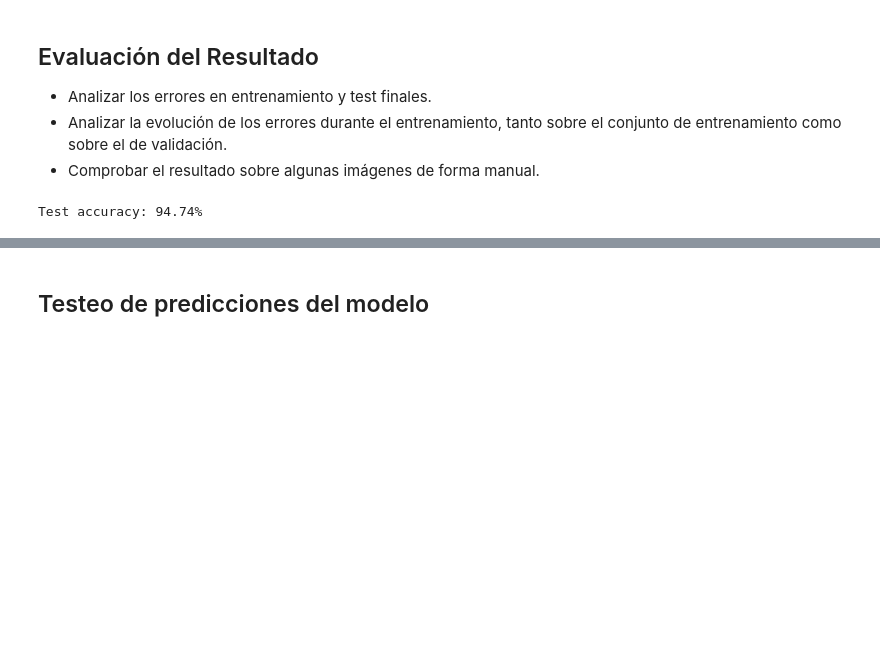
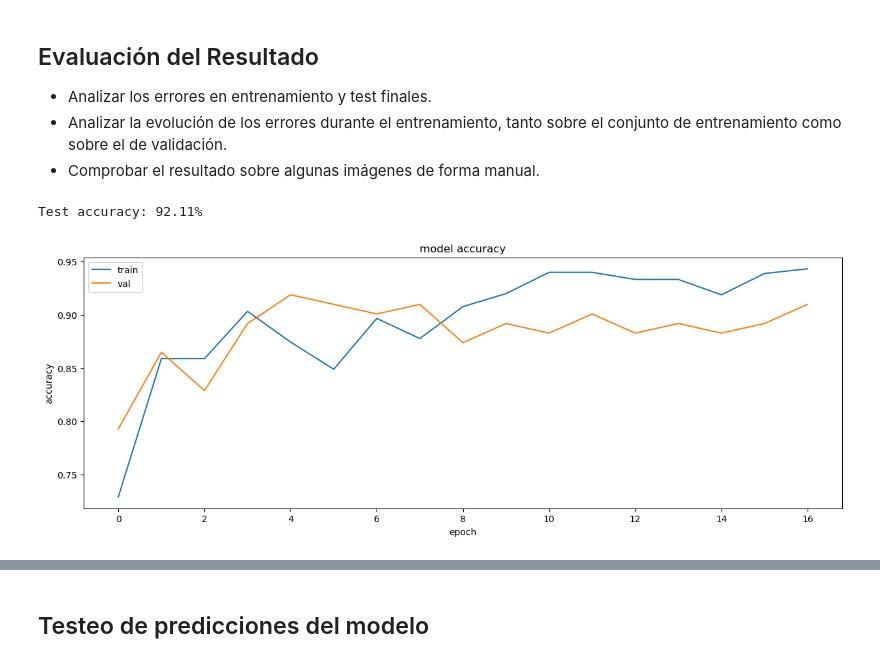
Before and after one commit to Javimh18/AplicacionesAnalisis, a Jupyter notebook: Practicas/P3/TensorFlow-22_23-IC_Qst.ipynb, the cells around one changed output, grey strips where cells are left out. Drawn from its saved outputs; the diff is of its cells as text; code cells hidden in the pictures; blank space fills up the shorter version.

```diff
--- a/Practicas/P3/TensorFlow-22_23-IC_Qst.ipynb
+++ b/Practicas/P3/TensorFlow-22_23-IC_Qst.ipynb
@@ -203,6 +203,7 @@ model.compile(
 * Ajustar el número de pasos por época.
 # %%
 # Creamos un callback customizado que pare cuando la val_accuracy > 94%
+from keras.callbacks import EarlyStopping, ModelCheckpoint
 
 class MyThresholdCallback(tf.keras.callbacks.Callback):
     def __init__(self, threshold):
@@ -210,22 +211,22 @@ class MyThresholdCallback(tf.keras.callbacks.Callback):
         self.threshold = threshold
 
     def on_epoch_end(self, epoch, logs=None):
-        val_acc = logs["val_accuracy"]
+        val_acc = logs["accuracy"]
         if val_acc >= self.threshold:
             self.model.stop_training = True
 # %%
-epochs = 25
+epochs = 200
+PATH = "./tmp/BestModel/"
+bst_model_path = PATH + "best_weights.h5"
 
 callbacks = [
-    keras.callbacks.ModelCheckpoint("save_at_{epoch}.keras"),
-    MyThresholdCallback(threshold=0.94)
+    MyThresholdCallback(threshold=0.94),
 ]
 
 history = model.fit(
     data_tr,
     validation_data=data_va,
     epochs=epochs,
-    #steps_per_epoch = 20,
     callbacks=callbacks
 )
 # %% [output]
@@ -256,4 +257,13 @@ Epoch 16/25
 [loss, acc] = model.evaluate(data_te, verbose=0)
 print("Test accuracy: %.2f%%" % (100 * acc))
 # %% [output]
-Test accuracy: 94.74%
+Test accuracy: 92.11%
+# %%
+def plot_accuracy(history):
+    plt.plot(history.history['accuracy'])
+    plt.plot(history.history['val_accuracy'])
+    plt.title('model accuracy')
+    plt.ylabel('accuracy')
+    plt.xlabel('epoch')
+    plt.legend(['train', 'val'], loc='upper left')
+    plt.show()
@@ -259,0 +279,4 @@ Test accuracy: 94.74%
+# %%
+plot_accuracy(history)
+# %% [output]
+[figure, added]
```
Also changed, not shown: parts of 9 cells of this notebook.
